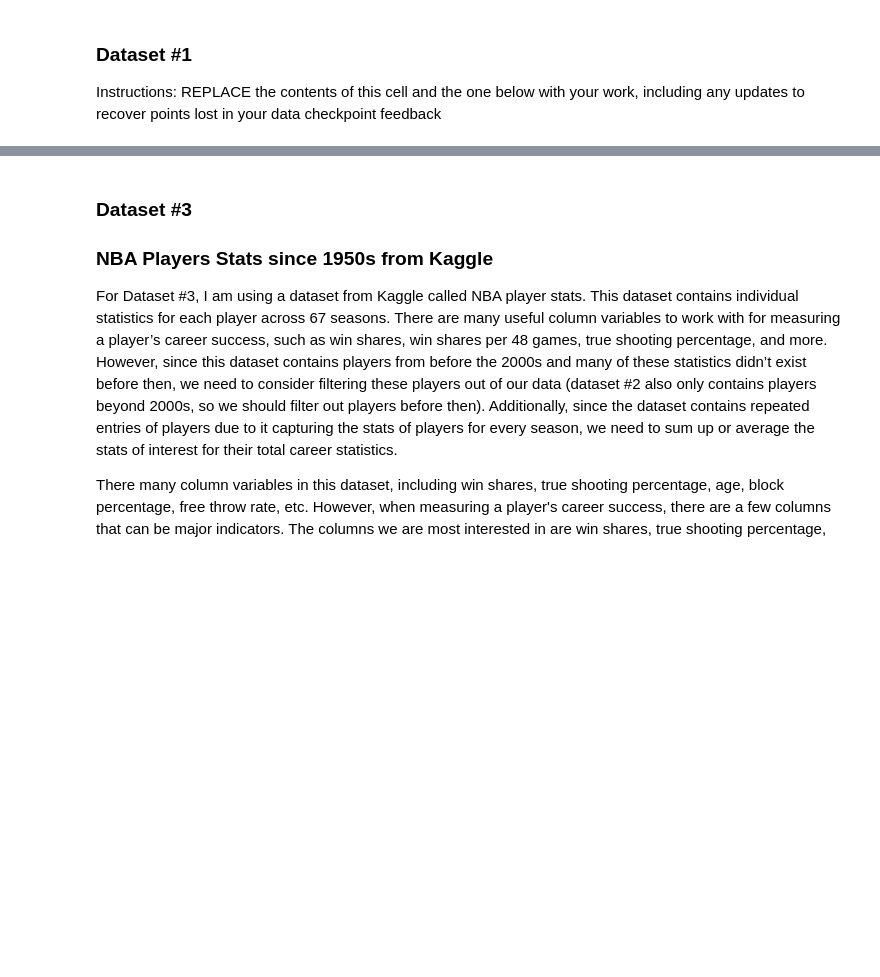
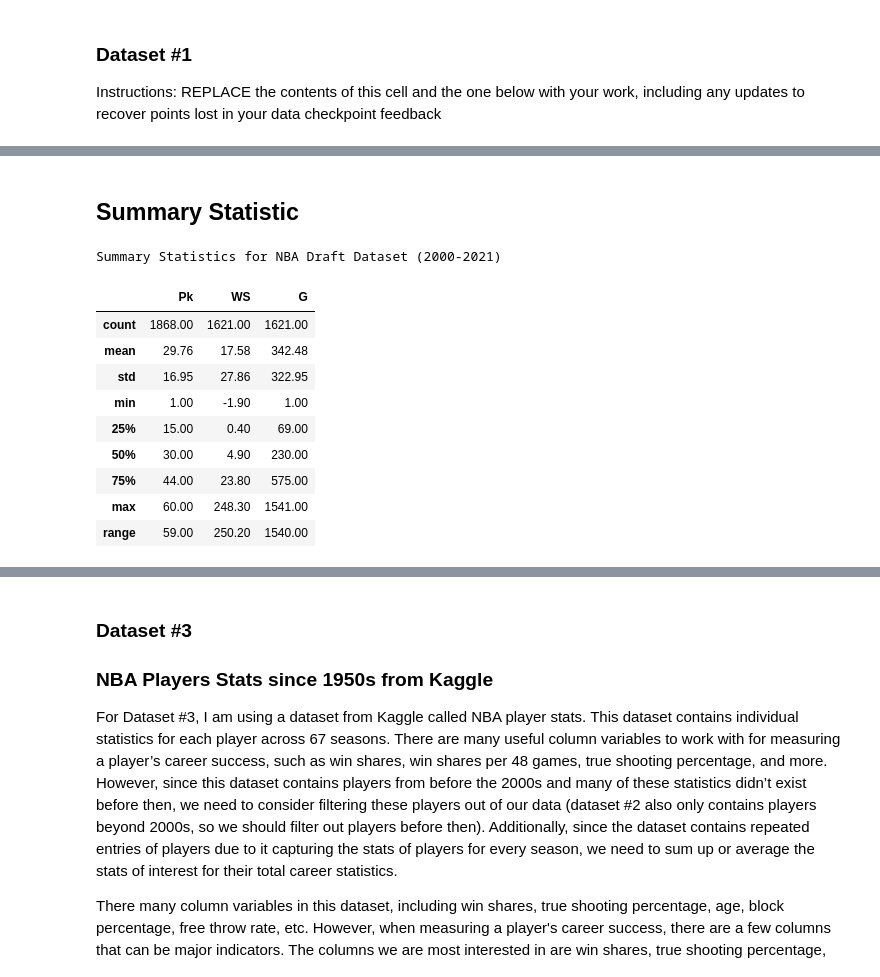
Before and after one commit to COGS108/Group010_WI26, a Jupyter notebook: 02-EDACheckpoint.ipynb, the cells around one changed output, grey strips where cells are left out. Drawn from its saved outputs; the diff is of its cells as text; code cells hidden in the pictures; blank space fills up the shorter version.

```diff
--- a/02-EDACheckpoint.ipynb
+++ b/02-EDACheckpoint.ipynb
@@ -103,0 +210,20 @@ Instructions: REPLACE the contents of this cell and the one below with your work
+# %% [markdown]
+## Summary Statistic
+# %%
+stats_columns = ['Pk', 'WS', 'G']
+summary_stats = df_draft_clean[stats_columns].describe()
+summary_stats.loc['range'] = summary_stats.loc['max'] - summary_stats.loc['min']
+print("Summary Statistics for NBA Draft Dataset (2000-2021)")
+display(summary_stats.round(2))
+# %% [output]
+Summary Statistics for NBA Draft Dataset (2000-2021)
+|  | Pk | WS | G |
+| count | 1868.00 | 1621.00 | 1621.00 |
+| mean | 29.76 | 17.58 | 342.48 |
+| std | 16.95 | 27.86 | 322.95 |
+| min | 1.00 | -1.90 | 1.00 |
+| 25% | 15.00 | 0.40 | 69.00 |
+| 50% | 30.00 | 4.90 | 230.00 |
+| 75% | 44.00 | 23.80 | 575.00 |
+| max | 60.00 | 248.30 | 1541.00 |
+| range | 59.00 | 250.20 | 1540.00 |
```
Also changed, not shown: parts of 31 cells of this notebook.
